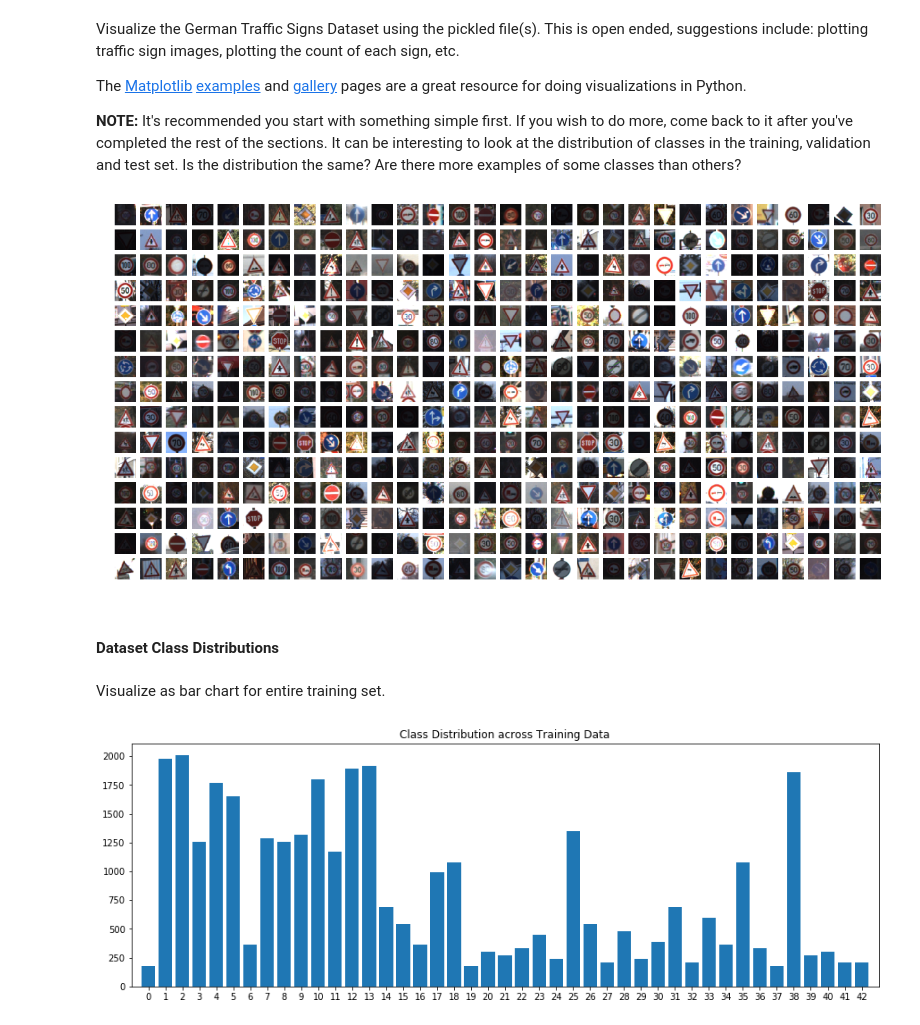
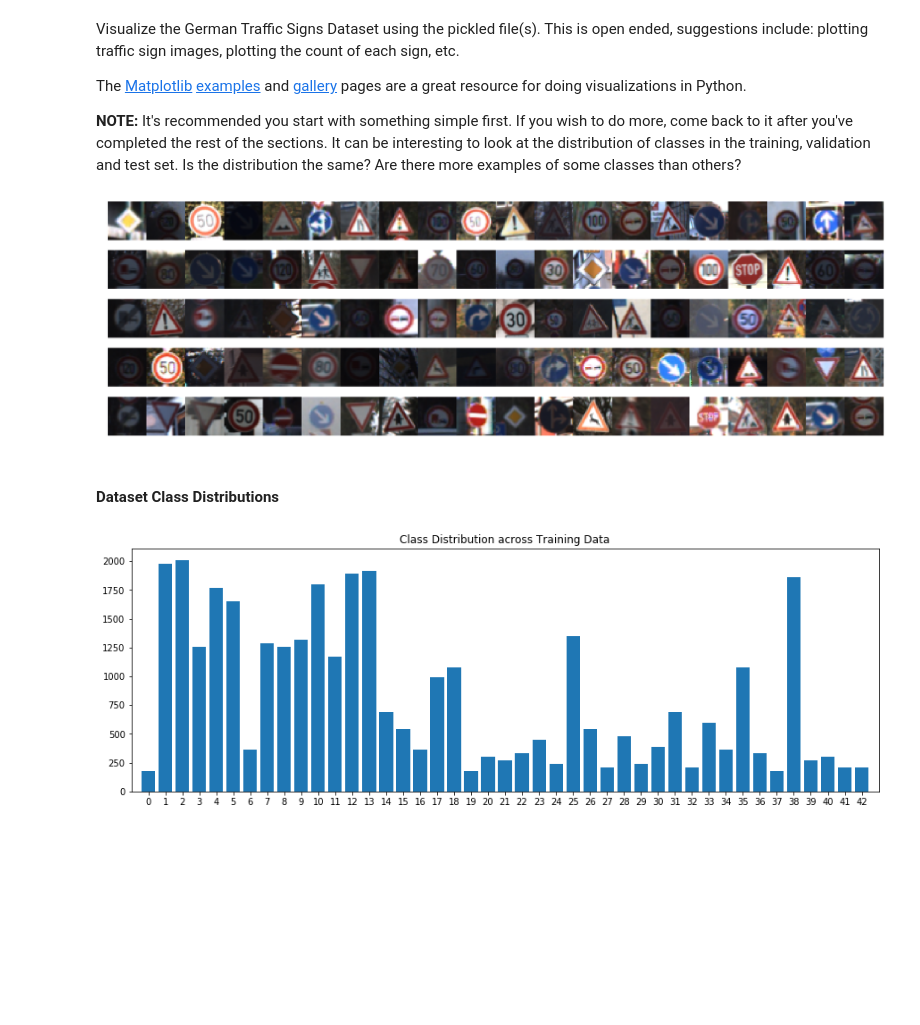
Before and after one commit to jinay1991/CarND-Traffic-Sign-Classifier-Project, a Jupyter notebook: Traffic_Sign_Classifier.ipynb, the cells around one changed output. Drawn from its saved outputs; the diff is of its cells as text; code cells hidden in the pictures; blank space fills up the shorter version.

Commit message:
Adding new images and updating final notebook

```diff
--- a/Traffic_Sign_Classifier.ipynb
+++ b/Traffic_Sign_Classifier.ipynb
@@ -164,16 +148,13 @@ def show_images(X, end, total, images_per_row = 30, images_per_col = 15,
         else:
           axis[i].imshow(image)
 # %%
-#PLOT 350 RANDOM IMAGES from training set
 show_images(X_train, len(X_train), len(X_train),
-            images_per_row = 30, images_per_col = 15,
-            H = 20, W = 10)
+            images_per_row = 20, images_per_col = 5,
+            H = 32, W = 10)
 # %% [output]
-[figure, old version]
+[figure, new version]
 # %% [markdown]
 #### Dataset Class Distributions
-# %% [markdown]
-Visualize as bar chart for entire training set.
 # %%
 # Count frequency of each label
 labels, counts = np.unique(y_train, return_counts=True)
```
Also changed, not shown: parts of 46 cells of this notebook, 7 other files.
